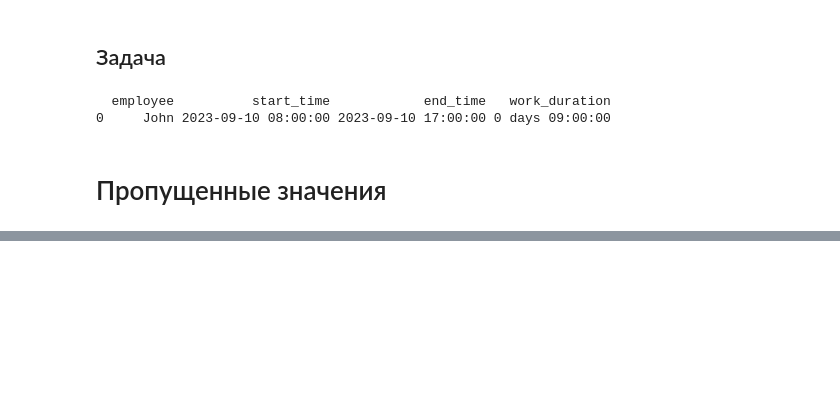
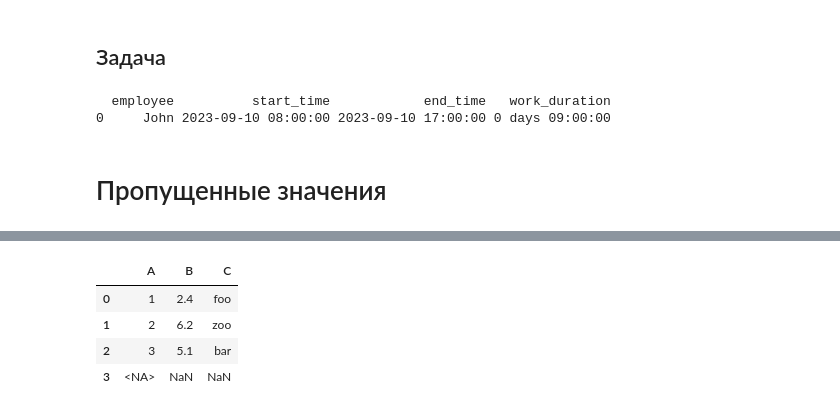
Before and after one commit to WhisperingDreamer/ML-courses, a Jupyter notebook: Pandas/1Introduction.ipynb, the cells around one changed output, grey strips where cells are left out. Saved outputs shown, nothing was run; the diff lists cells and outputs as text; code cells hidden in the pictures; blank space fills up the shorter version.

```diff
--- a/Pandas/1Introduction.ipynb
+++ b/Pandas/1Introduction.ipynb
@@ -1279,0 +1300,10 @@ staff = pd.read_csv('staff.csv')
+# %%
+df["A"] = df["A"].astype(pd.Int64Dtype())
+
+display(df)
+# %% [output]
+|  | A | B | C |
+| 0 | 1 | 2.4 | foo |
+| 1 | 2 | 6.2 | zoo |
+| 2 | 3 | 5.1 | bar |
+| 3 | <NA> | NaN | NaN |
```
Also changed, not shown: parts of 18 cells of this notebook.
